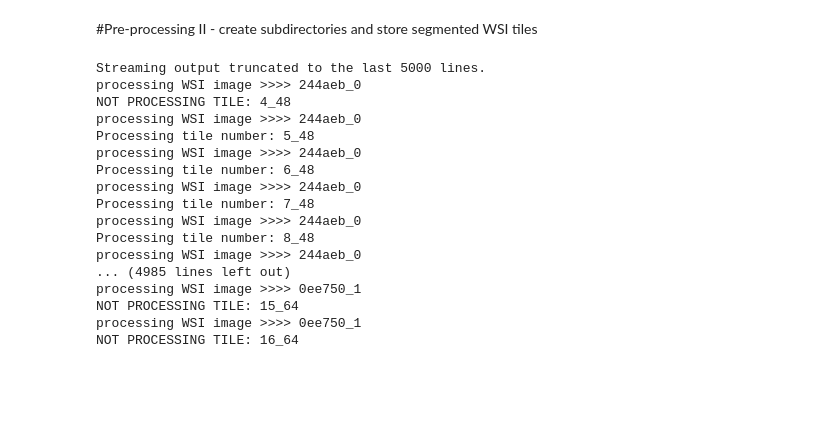
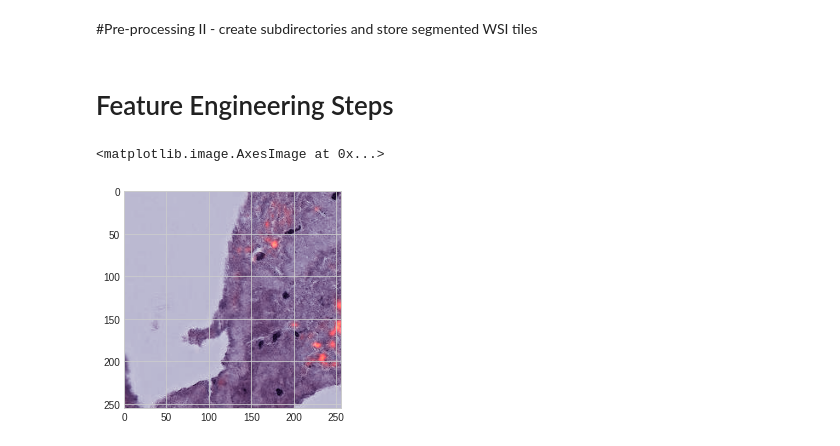
Before and after one commit to dingowhiz/Data_Analytics_ML, a Jupyter notebook: mayo_wsi_anomaly.ipynb, the cells around one changed output. Cells and saved outputs as stored; diff of their text form; code cells hidden in the pictures; blank space fills up the shorter version.

```diff
--- a/mayo_wsi_anomaly.ipynb
+++ b/mayo_wsi_anomaly.ipynb
@@ -1118,8 +1100,8 @@ import openslide
 import numpy as np
 import matplotlib.pyplot as plt
 
-#data_dir_CE = '/content/drive/MyDrive/Mayo/train/CE'
-data_dir_LAA = '/content/drive/MyDrive/Mayo/train/LAA'
+data_dir_CE = '/content/drive/MyDrive/Mayo/train/CE'
+#data_dir_LAA = '/content/drive/MyDrive/Mayo/train/LAA'
 #image = openslide.OpenSlide(os.path.join(data_dir, '0aaeb3_0.tif'))
 
 # Read a specific region of the image starting at upper left coordinate (x=17800, y=19500) on level 0 and extracting a 256*256 pixel patch.
@@ -1571,8 +1526,7 @@ Average std dev of pixel value for all images is: nan
 # %% [markdown]
 #Pre-processing II - create subdirectories and store segmented WSI tiles
 # %%
-#We can use read_region function and slide over the large image to extract tiles
-#but an easier approach would be to use DeepZoom based generator.
+#use DeepZoom based generator to read_region function and slide over the large image to extract tiles.
 # https://openslide.org/api/python/
 from openslide.deepzoom import DeepZoomGenerator
 
@@ -1580,12 +1534,12 @@ from openslide.deepzoom import DeepZoomGenerator
 def load_image(img_list):
   for img in img_list:
     print(img)
-    #sl_CE = openslide.OpenSlide(os.path.join(data_dir_CE, img))
-    sl_LAA = openslide.OpenSlide(os.path.join(data_dir_LAA, img))
-    yield sl_LAA #,sl_CE
+    sl_CE = openslide.OpenSlide(os.path.join(data_dir_CE, img))
+    #sl_LAA = openslide.OpenSlide(os.path.join(data_dir_LAA, img))
+    yield sl_CE
 
-for i, sl in enumerate(laa_list):
-  sl_gen = load_image(laa_list)
+for i, sl in enumerate(ce_list):
+  sl_gen = load_image(ce_list)
   slide = next(sl_gen)
 
   #Generate object for tiles using the DeepZoomGenerator with tile size of 256bytes
@@ -1598,35 +1552,35 @@ for i, sl in enumerate(laa_list):
 
   #processing and saving each tile to local directory
   cols, rows = tiles.level_tiles[15]
-  #parent_dir_ce = '/content/drive/MyDrive/Mayo/train/train_CE/'+ce_name_list[i]
-  parent_dir_laa = '/content/drive/MyDrive/Mayo/train/train_LAA/'+laa_name_list[i]
+  parent_dir_ce = '/content/drive/MyDrive/Mayo/train/train_CE/'+ce_name_list[i]
+  #parent_dir_laa = '/content/drive/MyDrive/Mayo/train/train_LAA/'+laa_name_list[i]
   #create tile type subdirectories
-  print(parent_dir_laa+'/normalized_tiles')
+  print(parent_dir_ce+'/normalized_tiles')
   try:
-    os.mkdir(parent_dir_laa)
+    os.mkdir(parent_dir_ce)
   except:
     print('parent directory already exists')
     pass
   try:
-    os.mkdir(parent_dir_laa +'/normalized_tiles')
+    os.mkdir(parent_dir_ce +'/normalized_tiles')
   except:
     print('normalized subdirectory already exists')
     pass
   try:
-    os.mkdir(parent_dir_laa +'/H_tiles')
+    os.mkdir(parent_dir_ce +'/H_tiles')
   except:
     print('H subdirectory already exists')
     pass
   try:
-    os.mkdir(parent_dir_laa +'/E_tiles')
+    os.mkdir(parent_dir_ce +'/E_tiles')
   except:
     print('E subdirectory already exists')
     pass
 
   #orig_tile_dir_name = "/content/drive/MyDrive/Mayo/train/ce_patch_temp/"
-  norm_tile_dir_name = parent_dir_laa + "/normalized_tiles/"
-  H_tile_dir_name = parent_dir_laa + "/H_tiles/"
-  E_tile_dir_name = parent_dir_laa + "/E_tiles/"
+  norm_tile_dir_name = parent_dir_ce + "/normalized_tiles/"
+  H_tile_dir_name = parent_dir_ce + "/H_tiles/"
+  E_tile_dir_name = parent_dir_ce + "/E_tiles/"
 
   for row in range(rows):
       for col in range(cols):
@@ -1638,7 +1592,7 @@ for i, sl in enumerate(laa_list):
           temp_tile_np = np.array(temp_tile_RGB)
           #Save original tile
           #plt.imsave(orig_tile_dir_name+tile_name + ".png", temp_tile_np)
-          print('processing WSI image >>>>', laa_name_list[i])
+          print('processing WSI image >>>>', ce_name_list[i])
           if temp_tile_np.mean() < 220 and temp_tile_np.std() > 15:
               print("Processing tile number:", tile_name)
               norm_img, H_img, E_img = norm_HnE(temp_tile_np, Io=240, alpha=1, beta=0.15)
@@ -1656,24 +1610,8 @@ for i, sl in enumerate(laa_list):
 
           else:
               print("NOT PROCESSING TILE:", tile_name)
-# %% [output]
-Streaming output truncated to the last 5000 lines.
-processing WSI image >>>> 244aeb_0
-NOT PROCESSING TILE: 4_48
-processing WSI image >>>> 244aeb_0
-Processing tile number: 5_48
-processing WSI image >>>> 244aeb_0
-Processing tile number: 6_48
-processing WSI image >>>> 244aeb_0
-Processing tile number: 7_48
-processing WSI image >>>> 244aeb_0
-Processing tile number: 8_48
-processing WSI image >>>> 244aeb_0
-... (4985 lines left out)
-processing WSI image >>>> 0ee750_1
-NOT PROCESSING TILE: 15_64
-processing WSI image >>>> 0ee750_1
-NOT PROCESSING TILE: 16_64
+# %% [markdown]
+# Feature Engineering Steps
 # %%
 # remove background image
 def remove_bkgd(img, mask, threshold=0.990):
@@ -1694,3 +1632,10 @@ def mask_filter(img, val=255):
   mask = np.logical_and(*masks)
   img[mask, :] = val
   return img, mask
+# %%
+img = plt.imread("/content/drive/MyDrive/Mayo/train/train_CE/2e3749_0/normalized_tiles/10_65_norm.png")
+plt.imshow(img, cmap="gray")
+new_img= remove_bkgd()
+# %% [output]
+<matplotlib.image.AxesImage at 0x...>
+[figure, added]
```
Also changed, not shown: parts of 7 cells of this notebook.
